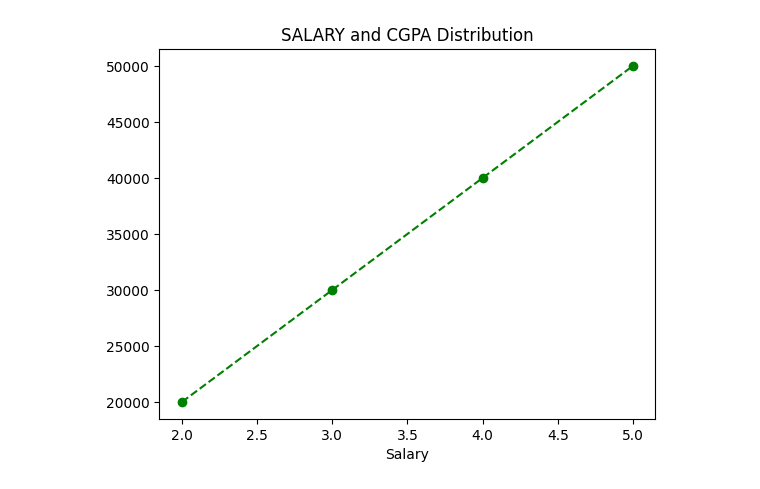
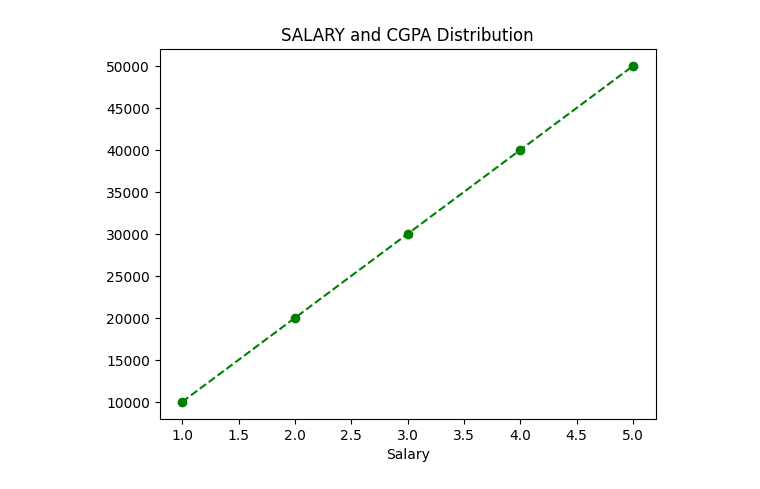
Before and after one commit to vrajsavani45/AI-Assignment, a Jupyter notebook: CGPA_to_Salary.ipynb, the cells around one changed output. Saved outputs shown, nothing was run; the diff lists cells and outputs as text; code cells hidden in the pictures.

Commit message:
for predicting salary based on CGPA

```diff
--- a/CGPA_to_Salary.ipynb
+++ b/CGPA_to_Salary.ipynb
@@ -3,13 +29,13 @@
 # %%
 import matplotlib.pyplot as plt
 
-x_cgpa = [2,3,4,5]
-y_salary = [20000, 30000, 40000, 50000]
+x_cgpa = [1,2,3,4,5]
+y_salary = [10000,20000,30000,40000,50000]
 
 plt.plot(x_cgpa, y_salary, "o--g")
 plt.xlabel("CGPA")
 plt.xlabel("Salary")
 plt.title("SALARY and CGPA Distribution")
 plt.show()
 # %% [output]
-[figure, old version]
+[figure, new version]
```
Also changed, not shown: parts of 2 cells of this notebook.
